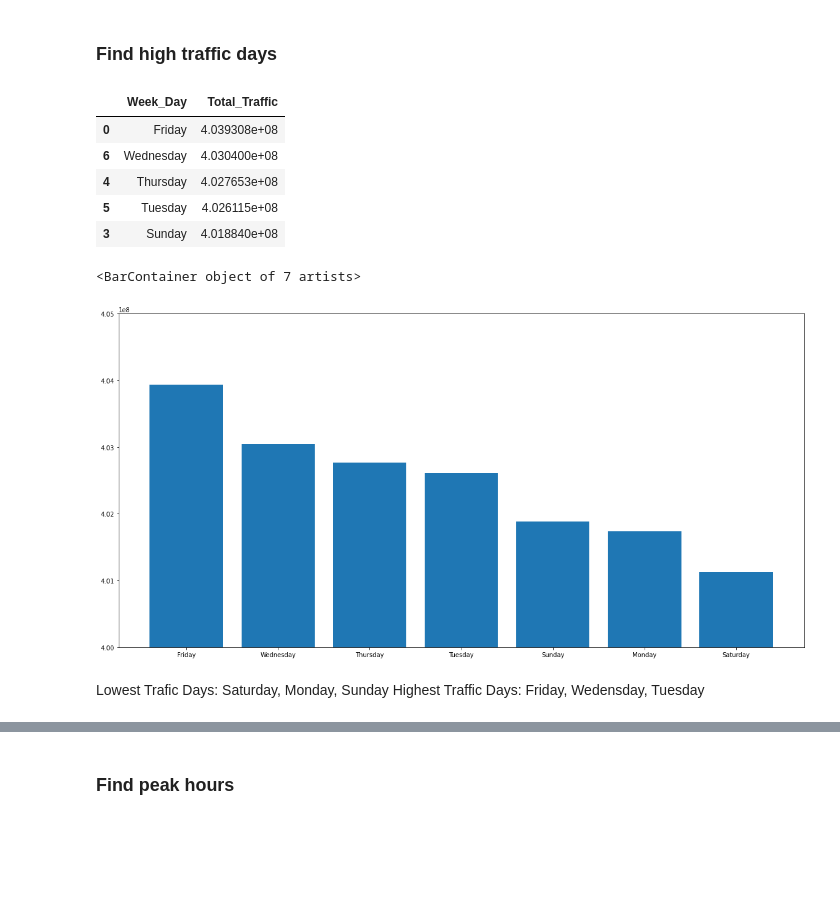
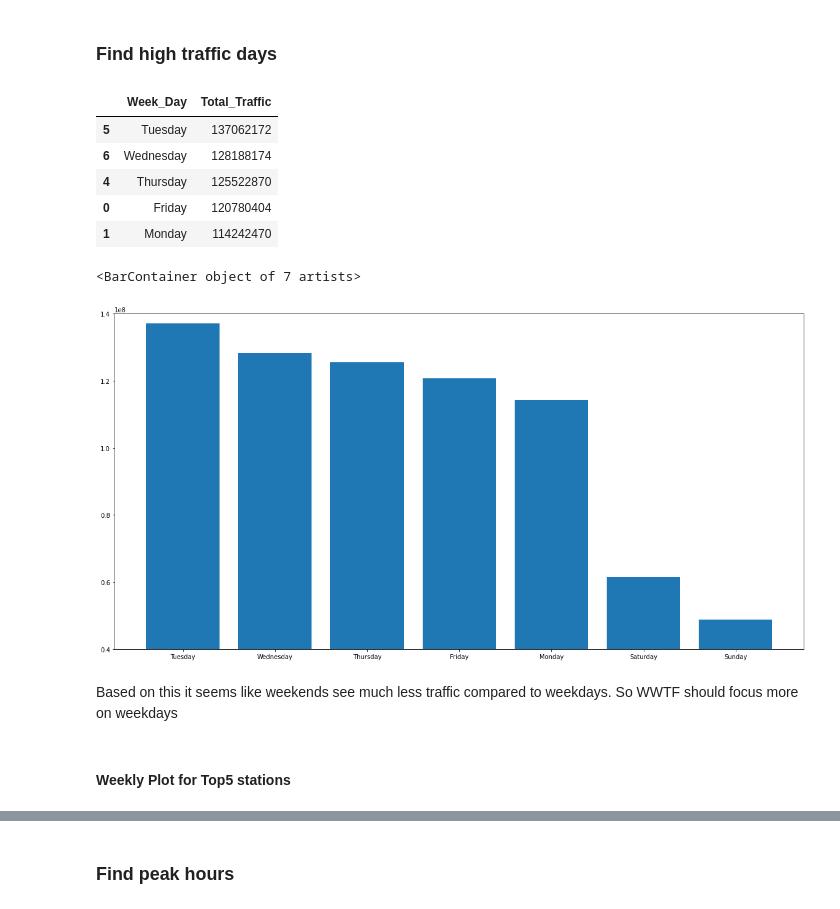
Before and after one commit to racheldilley1/mta-project-1, a Jupyter notebook: Proj1.ipynb, the cells around one changed output, grey strips where cells are left out. Saved outputs shown, nothing was run; the diff lists cells and outputs as text; code cells hidden in the pictures; blank space fills up the shorter version.

```diff
--- a/Proj1.ipynb
+++ b/Proj1.ipynb
@@ -49,5 +53,5 @@ Group by date and stations
 # %%
-grouped_day = data.groupby(['STATION','DATE'], as_index=False).agg({'ENTRIES': ['min', 'max'], 'EXITS': ['min', 'max']})
+grouped_day = data.groupby(['DATE','Turnstile','STATION'], as_index=False).agg({'ENTRIES': ['min', 'max'], 'EXITS': ['min', 'max']})
 #grouped = data.groupby(['STATION','DATE']).agg({'ENTRIES': ['min', 'max'], 'EXITS': ['min', 'max']})
 #grouped = grouped.set_index('STATION')
 #grouped.head()
@@ -54,6 +68,6 @@ grouped_day = data.groupby(['STATION','DATE'], as_index=False).agg({'ENTRIES': [
 # %%
 #grouped.columns = [ 'Station', 'Date', 'ENTRIES_MIN', 'ENTRIES_MAX', 'EXITS_MIN', 'EXITS_MAX']
-grouped_day.columns = [ 'Station','Date', 'ENTRIES_MIN', 'ENTRIES_MAX', 'EXITS_MIN', 'EXITS_MAX']
+grouped_day.columns = [ 'Date', 'Turnstile', 'Station','ENTRIES_MIN', 'ENTRIES_MAX', 'EXITS_MIN', 'EXITS_MAX']
 #grouped.columns = ['ENTRIES_MIN', 'ENTRIES_MAX', 'EXITS_MIN', 'EXITS_MAX']
 #grouped.dtypes
 # %% [markdown]
@@ -66,6 +80,6 @@ Find total entries exits, and traffic
 # %%
 grouped_day['Total_Entries'] = grouped_day['ENTRIES_MAX'] - grouped_day['ENTRIES_MIN']
 grouped_day['Total_Exits'] = grouped_day['EXITS_MAX'] - grouped_day['EXITS_MIN']
-grouped_day['Total_Traffic'] = grouped_day['Total_Exits'] + grouped_day['Total_Exits']
+grouped_day['Total_Traffic'] = grouped_day['Total_Exits'] + grouped_day['Total_Entries']
 grouped_day.head()
 # %% [output]
@@ -166,25 +198,24 @@ indices
 # %% [markdown]
 ### Find high traffic days
 # %%
-#Total_Weekly_ridership = grouped_day.groupby(['Week_Day']).Total_Traffic.sum().reset_index()
-Total_Weekly_ridership = grouped_day.groupby(['Week_Day']).Total_Traffic.mean().reset_index()
+Total_Weekly_ridership = grouped_day.groupby(['Week_Day']).Total_Traffic.sum().reset_index()
+#Total_Weekly_ridership = grouped_day.groupby(['Week_Day']).Total_Traffic.mean().reset_index()
 Total_Weekly_ridership.sort_values(by=['Total_Traffic'],inplace = True, ascending = False)
 Total_Weekly_ridership.head()
 # %% [output]
 |  | Week_Day | Total_Traffic |
-| 0 | Friday | 4.039308e+08 |
-| 6 | Wednesday | 4.030400e+08 |
-| 4 | Thursday | 4.027653e+08 |
-| 5 | Tuesday | 4.026115e+08 |
-| 3 | Sunday | 4.018840e+08 |
+| 5 | Tuesday | 137062172 |
+| 6 | Wednesday | 128188174 |
+| 4 | Thursday | 125522870 |
+| 0 | Friday | 120780404 |
+| 1 | Monday | 114242470 |
 # %%
 #plt.ylim(1610000000000,1620000000000)
-plt.ylim(400000000,405000000)
+plt.ylim(40000000,140000000)
 plt.bar(Total_Weekly_ridership['Week_Day'], Total_Weekly_ridership['Total_Traffic'])
 # %% [output]
 <BarContainer object of 7 artists>
-[figure, old version]
+[figure, new version]
-# %% [markdown]
-Lowest Trafic Days: Saturday, Monday, Sunday
-Highest Traffic Days: Friday, Wedensday, Tuesday
+# %% [markdown]
+Based on this it seems like weekends see much less traffic compared to weekdays. So WWTF should focus more on weekdays
 # %%
@@ -199,3 +227,5 @@ Top5_station_weekly = Top5_stations.groupby(['Station','Week_Day']).Total_Traffi
+# %% [markdown]
+#### Weekly Plot for Top5 stations
 # %%
 
 for stations in Top5:
```
Also changed, not shown: parts of 25 cells of this notebook.
